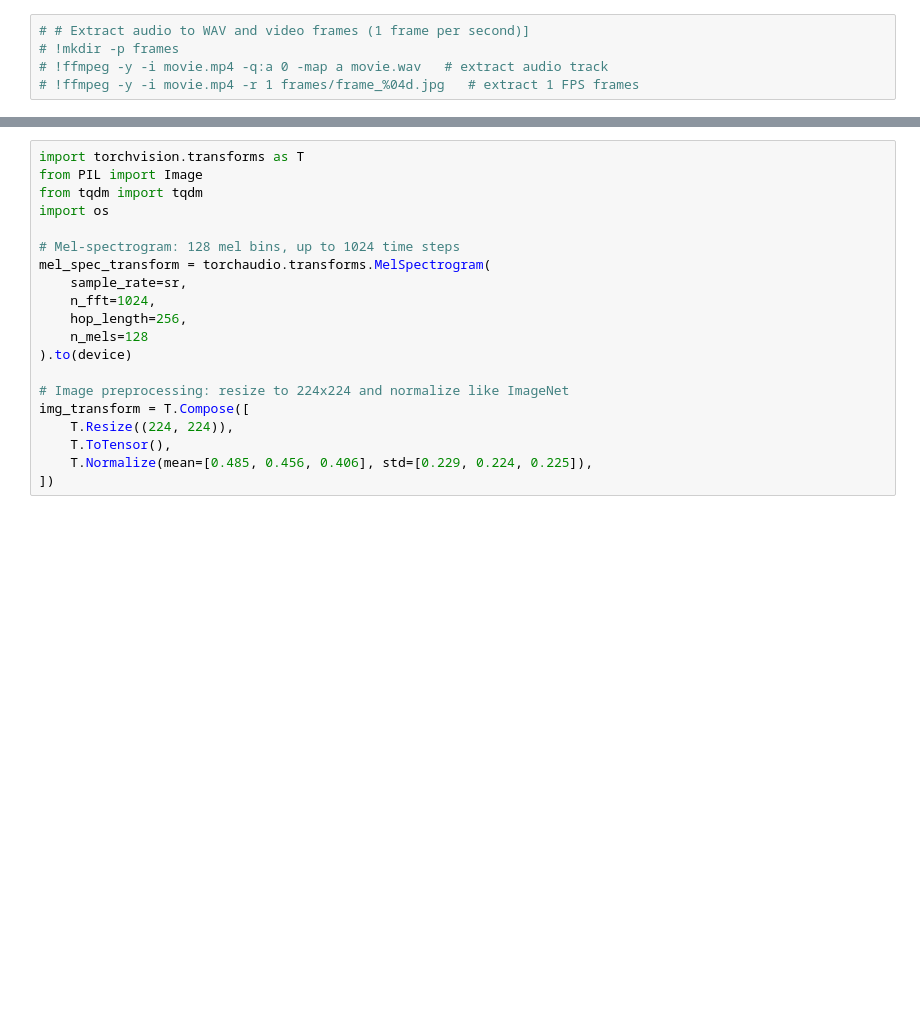
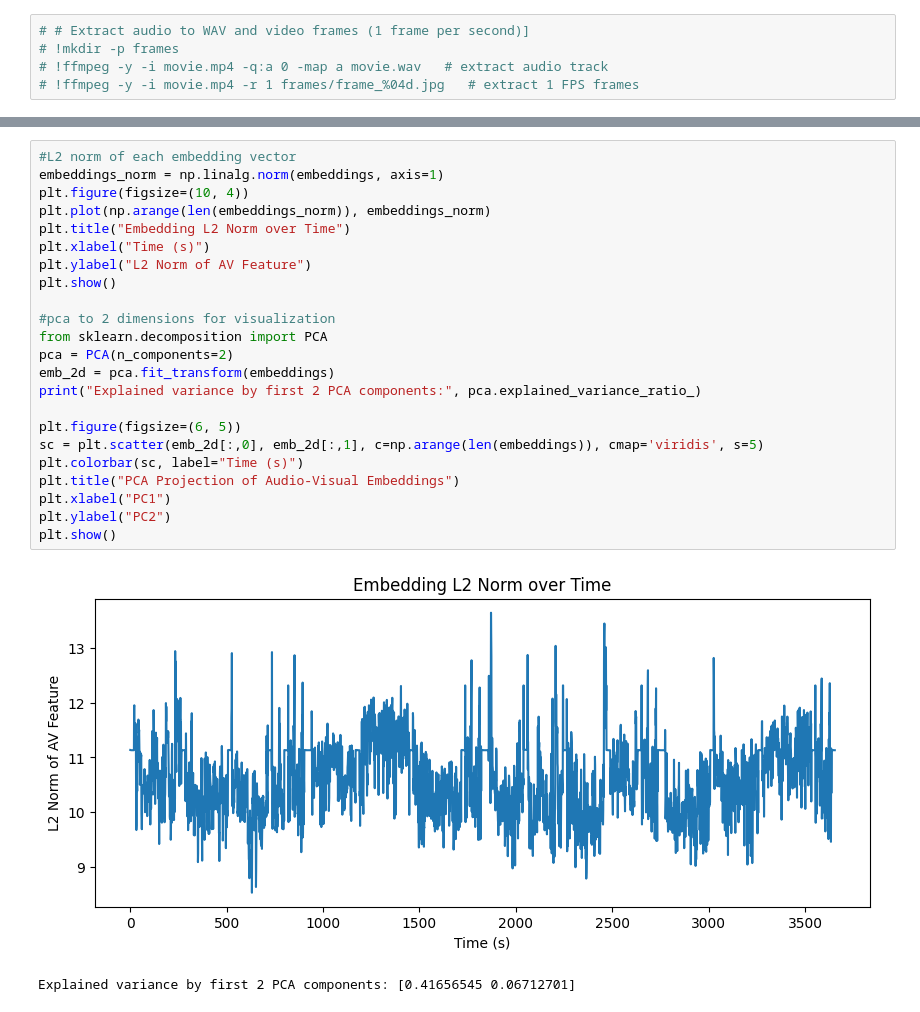
Before and after one commit to MahdiTabesh/fmri-audio-tagging, a Jupyter notebook: notebooks/cavmae_av_feature_extraction.ipynb, the cells around one changed output, grey strips where cells are left out. Drawn from its saved outputs; the diff is of its cells as text; blank space fills up the shorter version.

```diff
--- a/notebooks/cavmae_av_feature_extraction.ipynb
+++ b/notebooks/cavmae_av_feature_extraction.ipynb
@@ -58,20 +146,26 @@ Audio duration: 3655 seconds
 # %%
-import torchvision.transforms as T
-from PIL import Image
-from tqdm import tqdm
-import os
+#L2 norm of each embedding vector
+embeddings_norm = np.linalg.norm(embeddings, axis=1)
+plt.figure(figsize=(10, 4))
+plt.plot(np.arange(len(embeddings_norm)), embeddings_norm)
+plt.title("Embedding L2 Norm over Time")
+plt.xlabel("Time (s)")
+plt.ylabel("L2 Norm of AV Feature")
+plt.show()
 
-# Mel-spectrogram: 128 mel bins, up to 1024 time steps
-mel_spec_transform = torchaudio.transforms.MelSpectrogram(
-    sample_rate=sr,
-    n_fft=1024,
-    hop_length=256,
-    n_mels=128
-).to(device)
+#pca to 2 dimensions for visualization
+from sklearn.decomposition import PCA
+pca = PCA(n_components=2)
+emb_2d = pca.fit_transform(embeddings)
+print("Explained variance by first 2 PCA components:", pca.explained_variance_ratio_)
 
-# Image preprocessing: resize to 224x224 and normalize like ImageNet
-img_transform = T.Compose([
-    T.Resize((224, 224)),
-    T.ToTensor(),
-    T.Normalize(mean=[0.485, 0.456, 0.406], std=[0.229, 0.224, 0.225]),
-])
+plt.figure(figsize=(6, 5))
+sc = plt.scatter(emb_2d[:,0], emb_2d[:,1], c=np.arange(len(embeddings)), cmap='viridis', s=5)
+plt.colorbar(sc, label="Time (s)")
+plt.title("PCA Projection of Audio-Visual Embeddings")
+plt.xlabel("PC1")
+plt.ylabel("PC2")
+plt.show()
+# %% [output]
+[figure, added]
+Explained variance by first 2 PCA components: [0.41656545 0.06712701]
```
Also changed, not shown: parts of 13 cells of this notebook.
